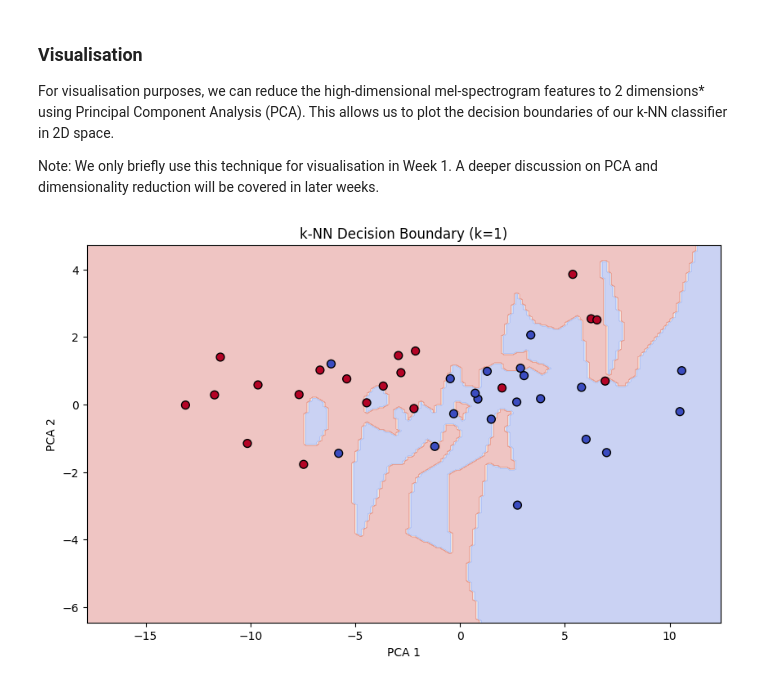
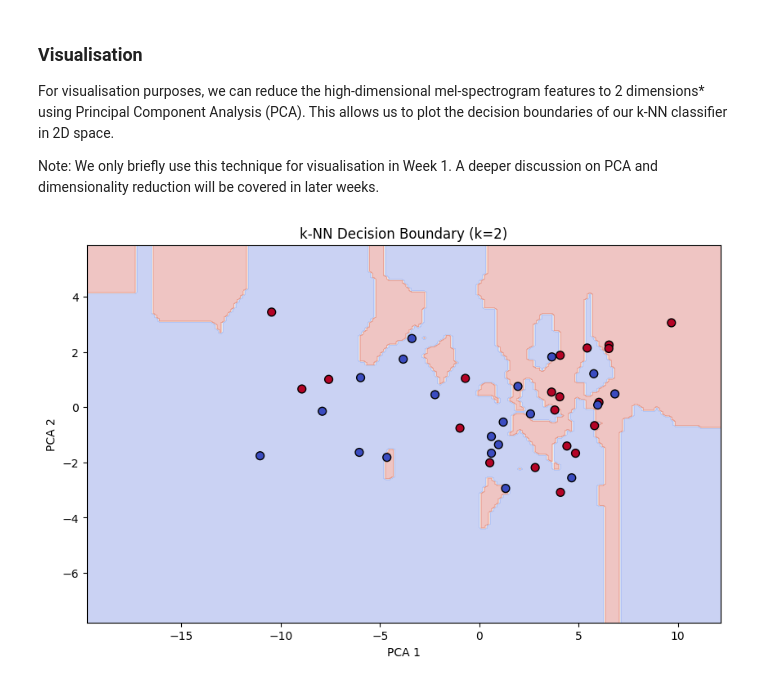
Before and after one commit to tyreecepaul/COMP4702, a Jupyter notebook: practicals/song-classifier.ipynb, the cells around one changed output. Saved outputs shown, nothing was run; the diff lists cells and outputs as text; code cells hidden in the pictures.

```diff
--- a/practicals/song-classifier.ipynb
+++ b/practicals/song-classifier.ipynb
@@ -178,6 +191,6 @@ We load the dataset and extract mel-spectrogram features. We will learn training
 # %%
 base_path = os.path.join(path, "Data", "genres_original")
-genres = ["blues", "classical"]
+genres = ["pop", "hiphop"]
 
 rows = []
 for genre in genres:
@@ -210,6 +223,14 @@ scaler = StandardScaler()
 X_train_scaled = scaler.fit_transform(X_train)
 X_test_scaled = scaler.transform(X_test)
 
+# dimensionality reduction
+pca = PCA(n_components=0.90)
+X_train_pca = pca.fit_transform(X_train_scaled)
+X_test_pca = pca.transform(X_test_scaled)
+
+print("Original dimension:", X_train_scaled.shape[1])
+print("Reduced dimension:", X_train_pca.shape[1])
+
 # converting string labels into integers for model training
 le = LabelEncoder()
 y_train_int = le.fit_transform(y_train)
@@ -220,16 +275,14 @@ y_test_int = le.transform(y_test)
 We want to tune our hyperparameters (k, weights, metric) to maximise classification accuracy. We use `GridSearchCV` to perform an exhaustive search of all combinations of hyperparameters, where our training data is split into 5 subsets and trained and validated 5 times for each combination.
 # %%
 param_grid = {
-    'n_neighbors': list(range(1, 21)),  # test k=1 to k=20
+    'n_neighbors': range(1, 21),
     'weights': ['uniform', 'distance'],
     'metric': ['manhattan', 'euclidean']
 }
 
-knn = KNeighborsClassifier()
+grid = GridSearchCV(KNeighborsClassifier(), param_grid, cv=5, scoring='accuracy', n_jobs=-1)
+grid.fit(X_train_pca, y_train_int)
 
-grid_search = GridSearchCV(knn, param_grid, cv=5, scoring='accuracy', n_jobs=-1)
-grid_search.fit(X_train_scaled, y_train_int)  # use integer labels
-
-print("Best parameters:", grid_search.best_params_)
-print("Best cross-validation accuracy:", grid_search.best_score_)
+print("Best params:", grid.best_params_)
+print("Best CV accuracy:", grid.best_score_)
 # %% [output]
@@ -264,36 +316,27 @@ Note: We only briefly use this technique for visualisation in Week 1. A deeper d
 # %%
 # Generated using ChatGPT-4.0
 from sklearn.decomposition import PCA
 
-pca = PCA(n_components=2)
-X_train_2d = pca.fit_transform(X_train_scaled)
-X_test_2d = pca.transform(X_test_scaled)
+pca_2d = PCA(n_components=2)
+X_train_2d = pca_2d.fit_transform(X_train_scaled)
+X_test_2d = pca_2d.transform(X_test_scaled)
 
-# Use best k to train 2D k-NN for decision boundary
-knn_2d = KNeighborsClassifier(
-    n_neighbors=grid_search.best_params_['n_neighbors'],
-    weights=grid_search.best_params_['weights'],
-    metric=grid_search.best_params_['metric']
-)
+knn_2d = KNeighborsClassifier(**grid.best_params_)
 knn_2d.fit(X_train_2d, y_train_int)
-
-# Create grid for contour
-import numpy as np
-import matplotlib.pyplot as plt
 
 x_min, x_max = X_train_2d[:,0].min()-1, X_train_2d[:,0].max()+1
 y_min, y_max = X_train_2d[:,1].min()-1, X_train_2d[:,1].max()+1
 xx, yy = np.meshgrid(np.linspace(x_min, x_max, 200),
                      np.linspace(y_min, y_max, 200))
 
 Z = knn_2d.predict(np.c_[xx.ravel(), yy.ravel()]).reshape(xx.shape)
 
 plt.figure(figsize=(10,6))
 plt.contourf(xx, yy, Z, alpha=0.3, cmap=plt.cm.coolwarm)
 plt.scatter(X_test_2d[:,0], X_test_2d[:,1], c=y_test_int, cmap=plt.cm.coolwarm, edgecolor='k', s=50)
 plt.xlabel("PCA 1")
 plt.ylabel("PCA 2")
-plt.title(f"k-NN Decision Boundary (k={grid_search.best_params_['n_neighbors']})")
+plt.title(f"k-NN Decision Boundary (k={grid.best_params_['n_neighbors']})")
 plt.show()
 # %% [output]
-[figure, old version]
+[figure, new version]
```
Also changed, not shown: parts of 14 cells of this notebook.
